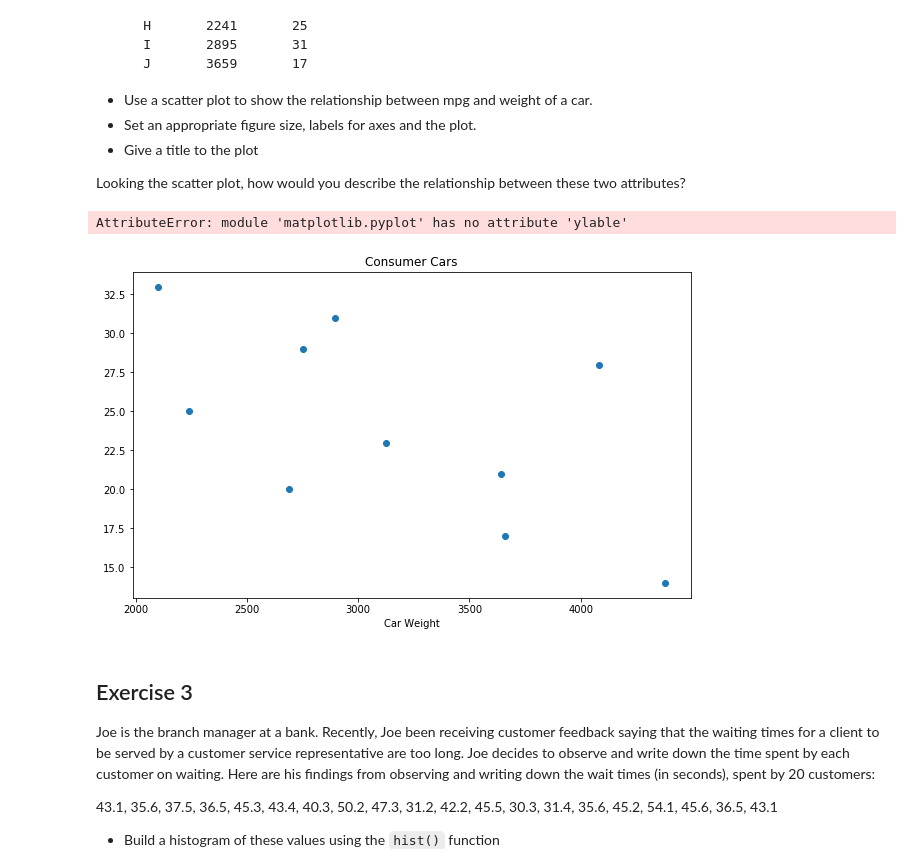
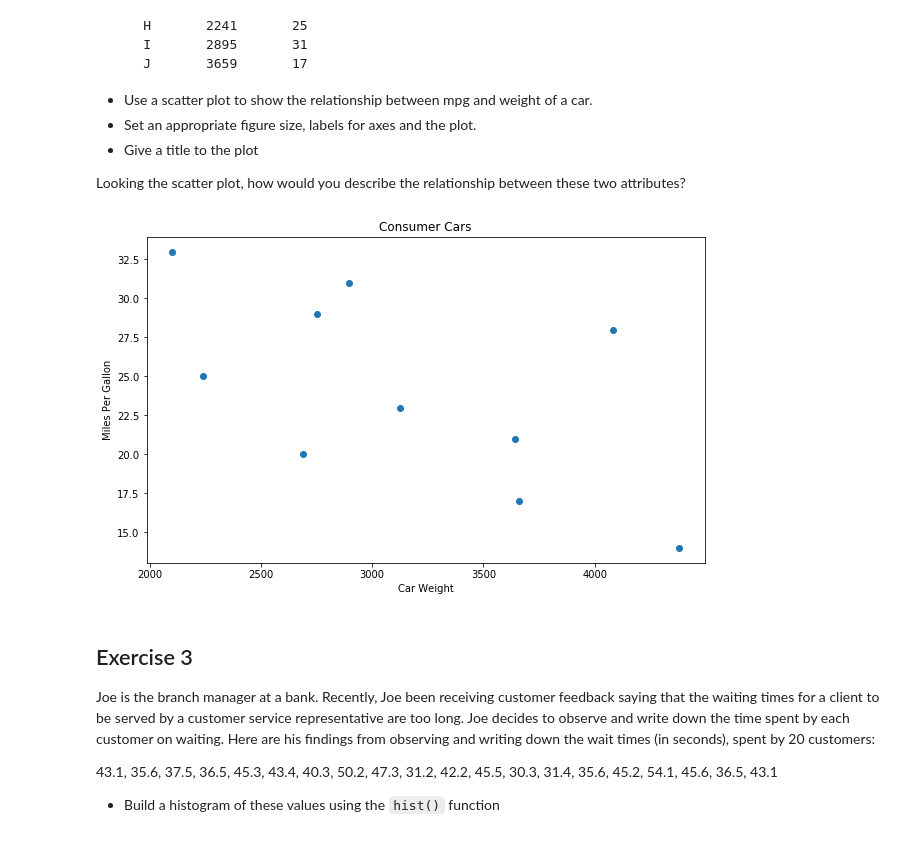
Before and after one commit to bellisor/dsc-data-viz-lab-nyc-ds-021720, a Jupyter notebook: index.ipynb, the cells around one changed output. Saved outputs shown, nothing was run; the diff lists cells and outputs as text; code cells hidden in the pictures.

```diff
--- a/index.ipynb
+++ b/index.ipynb
@@ -67,20 +67,19 @@ Looking the scatter plot, how would you describe the relationship between these
 # %%
 weight = [2750, 3125, 2100, 4082, 2690, 3640, 4380, 2241, 2895, 3659]
 mpg = [29, 23, 33, 28, 20, 21, 14, 25, 31, 17]
 
 # Set the figure size in inches
 plt.figure(figsize=(10,6))
 # Plot with scatter()
 plt.scatter(weight, mpg, label= 'Weight vs Mileage')
 # Set x and y axes labels and a title
 plt.title('Consumer Cars')
 plt.xlabel('Car Weight')
-plt.ylab('Miles Per Gallon')
+plt.ylabel('Miles Per Gallon')
 
 plt.show()
 # %% [output]
-AttributeError: module 'matplotlib.pyplot' has no attribute 'ylable'
-[figure, old version]
+[figure, new version]
 # %% [markdown]
 ## Exercise 3
 
```
